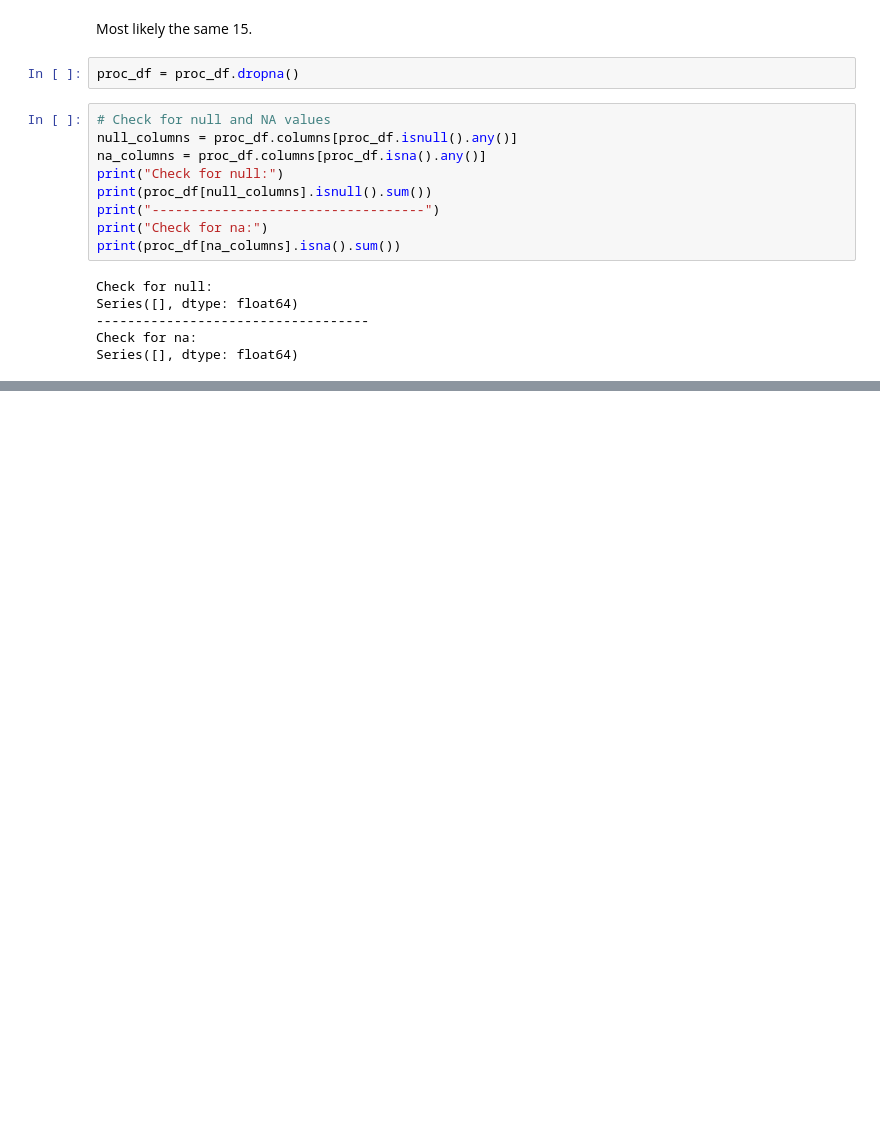
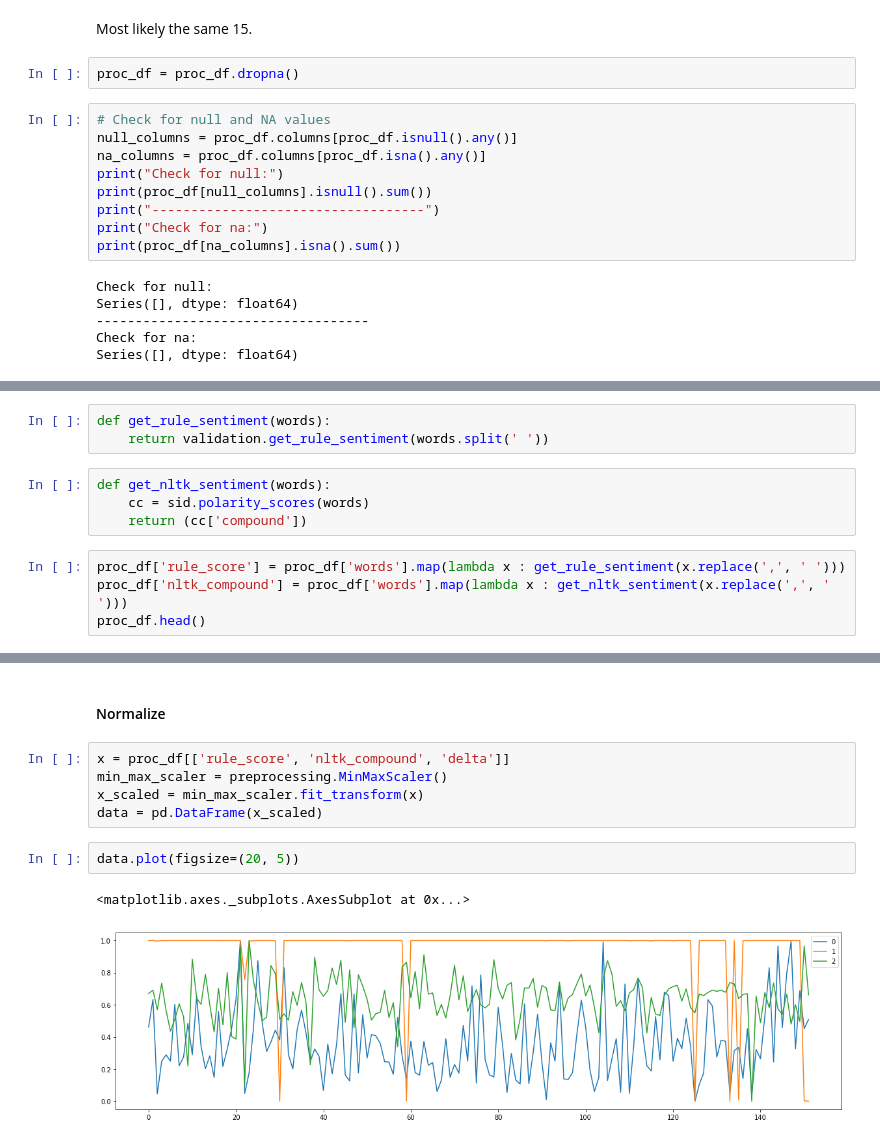
Before and after one commit to shrimpynuts/news-sentiment, a Jupyter notebook: willsu/prep_train_data.ipynb, the cells around one changed output, grey strips where cells are left out. Drawn from its saved outputs; the diff is of its cells as text; blank space fills up the shorter version.

```diff
--- a/willsu/prep_train_data.ipynb
+++ b/willsu/prep_train_data.ipynb
@@ -251,0 +249,11 @@ proc_df
+# %%
+def get_rule_sentiment(words):
+    return validation.get_rule_sentiment(words.split(' '))
+# %%
+def get_nltk_sentiment(words):
+    cc = sid.polarity_scores(words)
+    return (cc['compound'])
+# %%
+proc_df['rule_score'] = proc_df['words'].map(lambda x : get_rule_sentiment(x.replace(',', ' ')))
+proc_df['nltk_compound'] = proc_df['words'].map(lambda x : get_nltk_sentiment(x.replace(',', ' ')))
+proc_df.head()
@@ -251,0 +277,12 @@ proc_df
+# %% [markdown]
+#### Normalize
+# %%
+x = proc_df[['rule_score', 'nltk_compound', 'delta']]
+min_max_scaler = preprocessing.MinMaxScaler()
+x_scaled = min_max_scaler.fit_transform(x)
+data = pd.DataFrame(x_scaled)
+# %%
+data.plot(figsize=(20, 5))
+# %% [output]
+<matplotlib.axes._subplots.AxesSubplot at 0x...>
+[figure, added]
```
Also changed, not shown: parts of 9 cells of this notebook, 3 other files.
